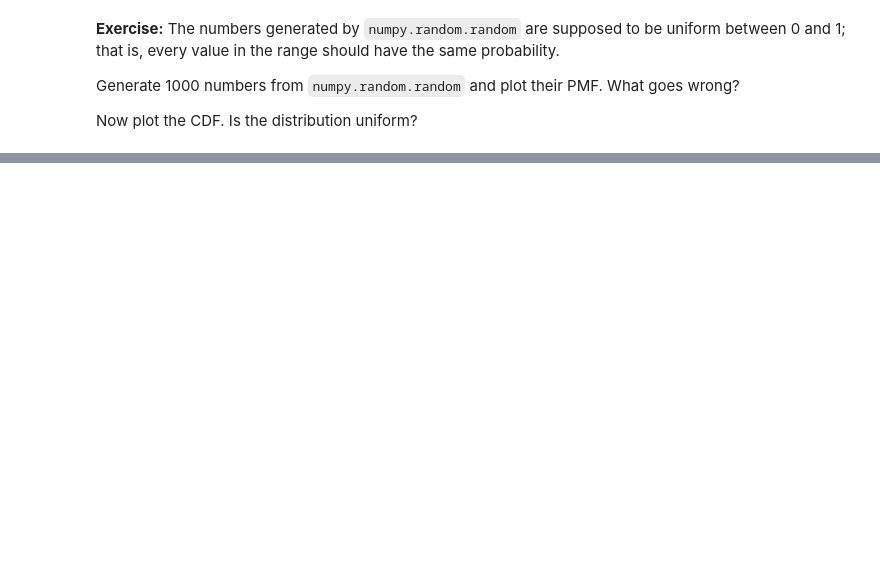
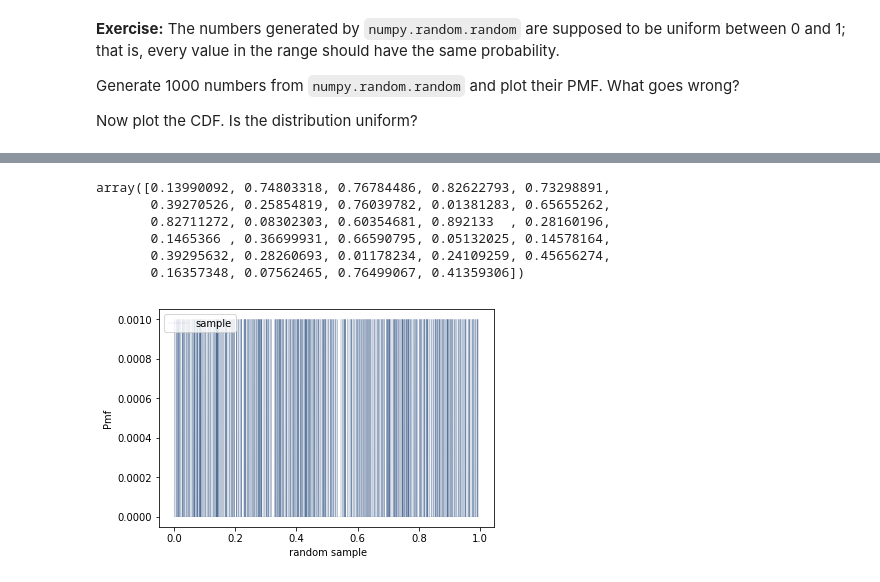
Before and after one commit to swv293/ThinkStats2, a Jupyter notebook: code/chap04ex.ipynb, the cells around one changed output, grey strips where cells are left out. Drawn from its saved outputs; the diff is of its cells as text; code cells hidden in the pictures; blank space fills up the shorter version.

```diff
--- a/code/chap04ex.ipynb
+++ b/code/chap04ex.ipynb
@@ -227,0 +248,25 @@ NameError: name 'pydoc' is not defined
+# %%
+# Solution goes here
+import numpy as np
+import matplotlib.pyplot as plt
+
+sample = np.random.random(1000)
+sample[1:30]
+# %% [output]
+array([0.13990092, 0.74803318, 0.76784486, 0.82622793, 0.73298891,
+       0.39270526, 0.25854819, 0.76039782, 0.01381283, 0.65655262,
+       0.82711272, 0.08302303, 0.60354681, 0.892133  , 0.28160196,
+       0.1465366 , 0.36699931, 0.66590795, 0.05132025, 0.14578164,
+       0.39295632, 0.28260693, 0.01178234, 0.24109259, 0.45656274,
+       0.16357348, 0.07562465, 0.76499067, 0.41359306])
+# %%
+# Solution goes here
+sample_pmf = thinkstats2.Pmf(sample, label='sample')
+sample_cdf = thinkstats2.Cdf(sample, label='sample')
+# %%
+# Solution goes here
+thinkplot.Pmf(sample_pmf, linewidth =0.1)
+thinkplot.Config(xlabel=' random sample', ylabel='Pmf')
+plt.savefig('random_sample_pmf.png')
+# %% [output]
+[figure, added]
```
Also changed, not shown: parts of 21 cells of this notebook, 2 other files.
